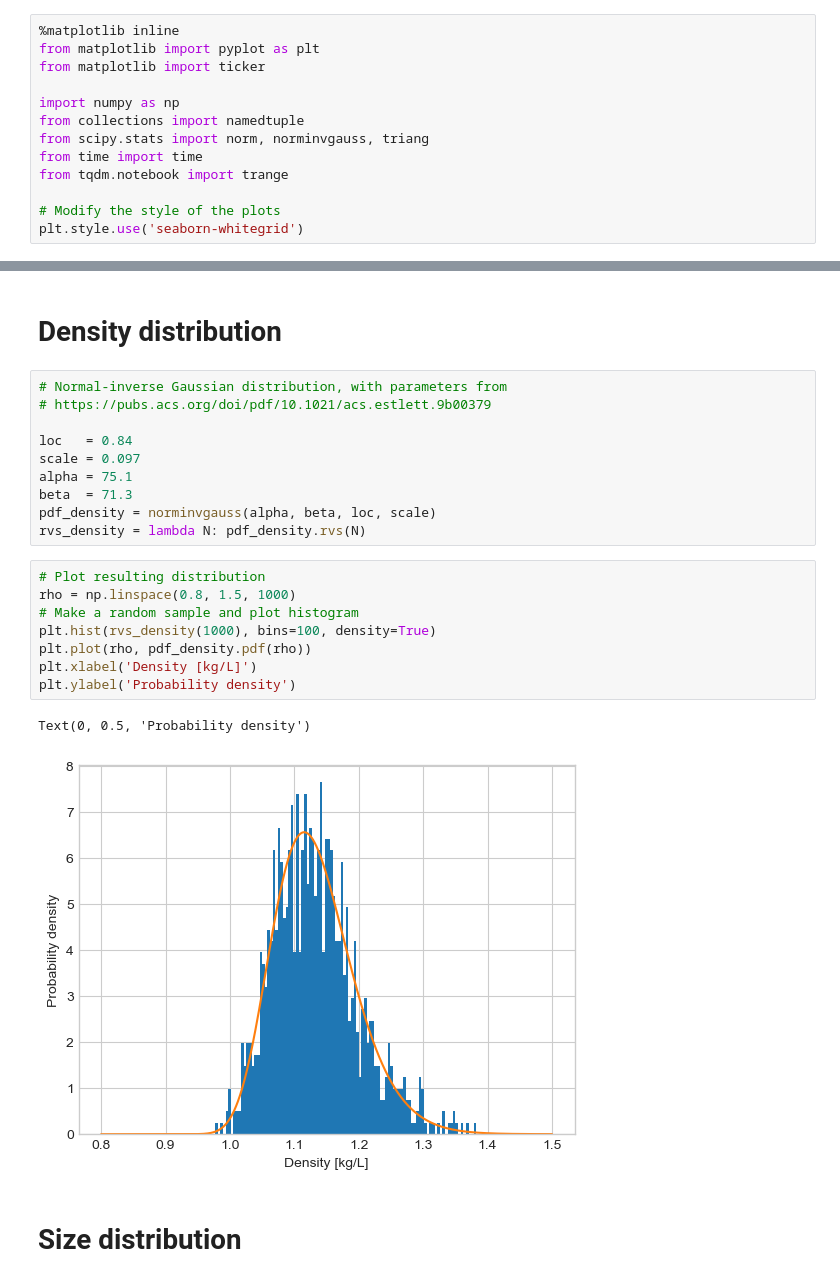
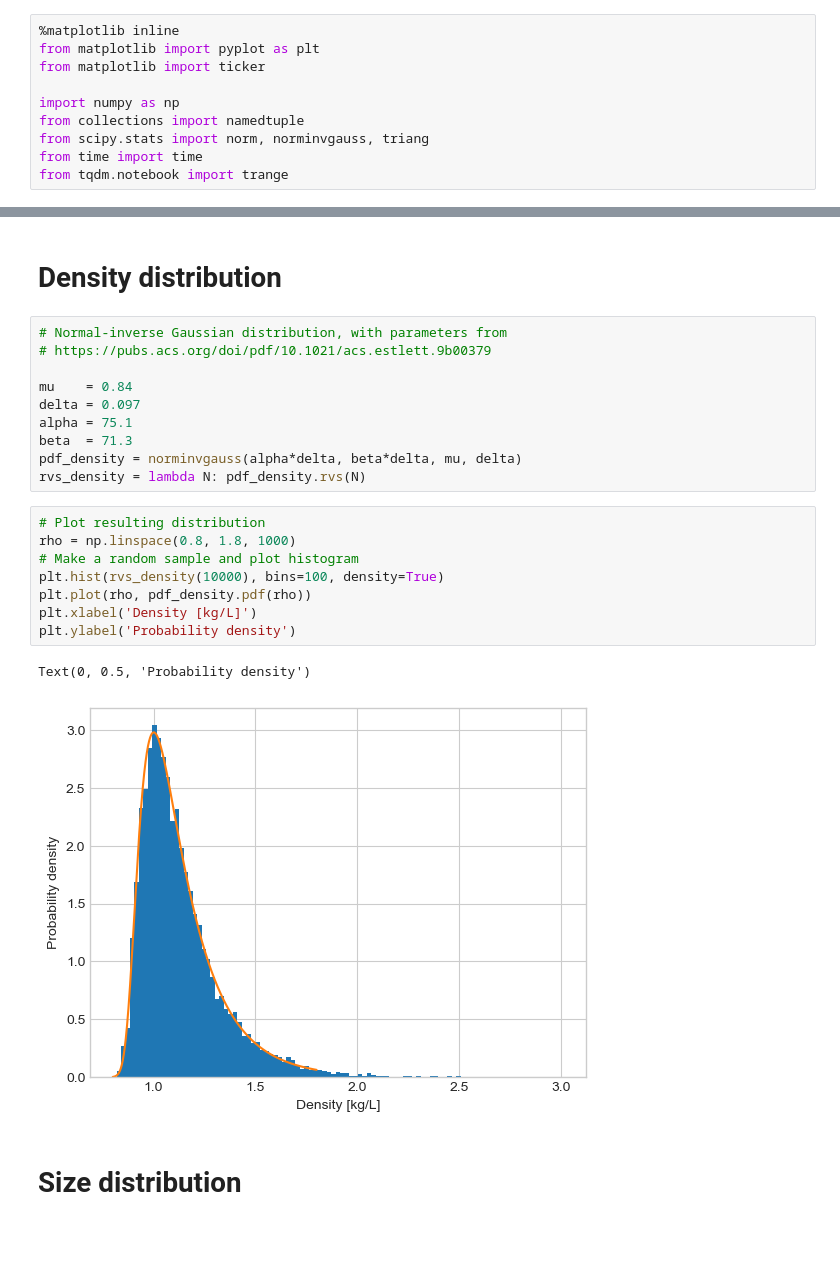
Before and after one commit to nordam/Eulerian-and-Lagrangian-methods, a Jupyter notebook: notebooks/Microplastics-Speed-Distribution.ipynb, the cells around one changed output, grey strips where cells are left out. Saved outputs shown, nothing was run; the diff lists cells and outputs as text; blank space fills up the shorter version.

Commit message:
Updated notebook on microplastics and added example plotting notebook

```diff
--- a/notebooks/Microplastics-Speed-Distribution.ipynb
+++ b/notebooks/Microplastics-Speed-Distribution.ipynb
@@ -8,9 +8,6 @@ from collections import namedtuple
 from scipy.stats import norm, norminvgauss, triang
 from time import time
 from tqdm.notebook import trange
-
-# Modify the style of the plots
-plt.style.use('seaborn-whitegrid')
 # %%
 ############################
 #### Physical constants ####
@@ -26,23 +23,23 @@ CONST = PhysicalConstants(g=9.81,      # Acceleration due to gravity (m/s**2)
 # Normal-inverse Gaussian distribution, with parameters from
 # https://pubs.acs.org/doi/pdf/10.1021/acs.estlett.9b00379
 
-loc   = 0.84
-scale = 0.097
+mu    = 0.84
+delta = 0.097
 alpha = 75.1
 beta  = 71.3
-pdf_density = norminvgauss(alpha, beta, loc, scale)
+pdf_density = norminvgauss(alpha*delta, beta*delta, mu, delta)
 rvs_density = lambda N: pdf_density.rvs(N)
 # %%
 # Plot resulting distribution
-rho = np.linspace(0.8, 1.5, 1000)
+rho = np.linspace(0.8, 1.8, 1000)
 # Make a random sample and plot histogram
-plt.hist(rvs_density(1000), bins=100, density=True)
+plt.hist(rvs_density(10000), bins=100, density=True)
 plt.plot(rho, pdf_density.pdf(rho))
 plt.xlabel('Density [kg/L]')
 plt.ylabel('Probability density')
 # %% [output]
 Text(0, 0.5, 'Probability density')
-[figure, old version]
+[figure, new version]
 # %% [markdown]
 # Size distribution
 # %%
```
Also changed, not shown: parts of 4 cells of this notebook, 1 other file.
